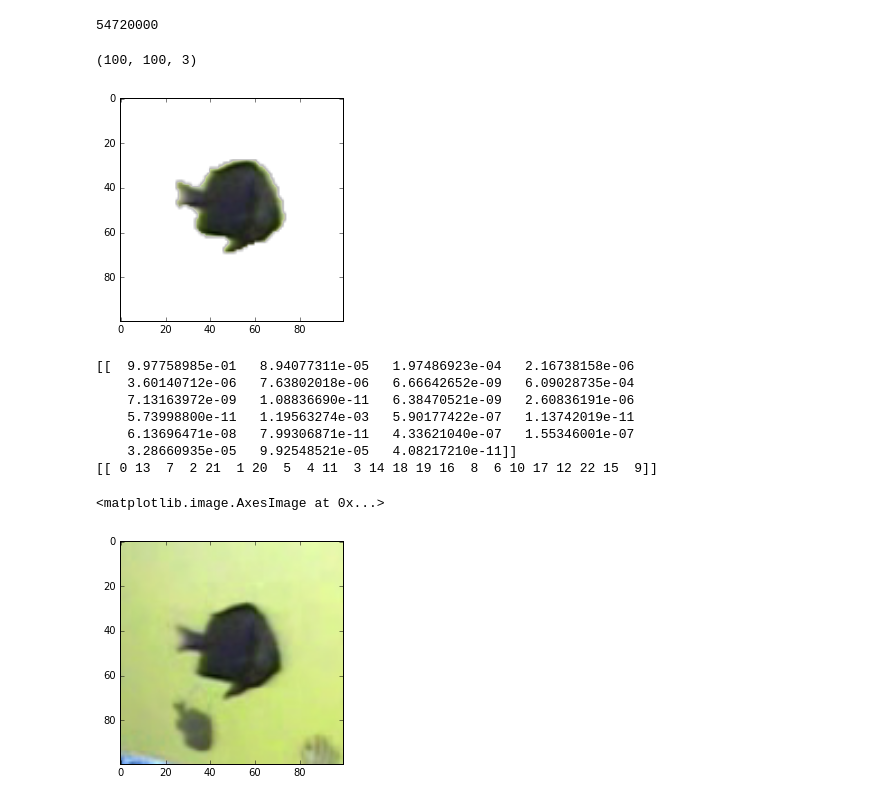
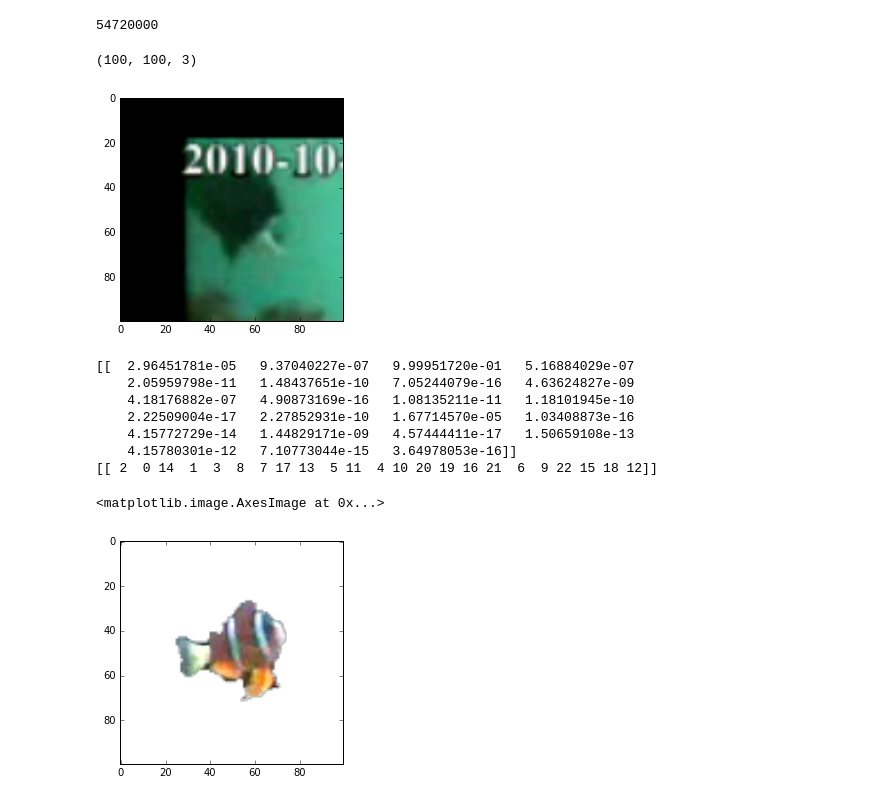
Before and after one commit to sushant-jain/fishesProject, a Jupyter notebook: FishCNN.ipynb, the cells around one changed output. Drawn from its saved outputs; the diff is of its cells as text; code cells hidden in the pictures.

```diff
--- a/FishCNN.ipynb
+++ b/FishCNN.ipynb
@@ -115,33 +115,33 @@ test_x.size
     snapshot_step=500, show_metric=True, run_id=MODEL_NAME)
 # %%
 #model.save(MODEL_NAME)
-# %%
-X[1,:,:,0:3].shape
-# %% [output]
-(100, 100, 3)
+# %%
+np.dstack(test_x[5,:,:,np.array([0,1,2])]).shape
+# %% [output]
+(100, 100, 3)
 # %%
 cv2.imshow('fish',X[1,:,:,1:4])
 # %%
 from matplotlib import pyplot as plt
 %matplotlib inline
 # %%
-n=117
+n=40
 
-plt.imshow(test_x[n,:,:,0:4])
+plt.imshow(np.dstack(test_x[n,:,:,np.array([2,1,0])]))
 plt.show()
 print model.predict([test_x[n]])
 print model.predict_label([test_x[n]])
 # %% [output]
-[figure, old version]
+[figure, new version]
-[[  9.97758985e-01   8.94077311e-05   1.97486923e-04   2.16738158e-06
-    3.60140712e-06   7.63802018e-06   6.66642652e-09   6.09028735e-04
-    7.13163972e-09   1.08836690e-11   6.38470521e-09   2.60836191e-06
-    5.73998800e-11   1.19563274e-03   5.90177422e-07   1.13742019e-11
-    6.13696471e-08   7.99306871e-11   4.33621040e-07   1.55346001e-07
-    3.28660935e-05   9.92548521e-05   4.08217210e-11]]
-[[ 0 13  7  2 21  1 20  5  4 11  3 14 18 19 16  8  6 10 17 12 22 15  9]]
+[[  2.96451781e-05   9.37040227e-07   9.99951720e-01   5.16884029e-07
+    2.05959798e-11   1.48437651e-10   7.05244079e-16   4.63624827e-09
+    4.18176882e-07   4.90873169e-16   1.08135211e-11   1.18101945e-10
+    2.22509004e-17   2.27852931e-10   1.67714570e-05   1.03408873e-16
+    4.15772729e-14   1.44829171e-09   4.57444411e-17   1.50659108e-13
+    4.15780301e-12   7.10773044e-15   3.64978053e-16]]
+[[ 2  0 14  1  3  8  7 17 13  5 11  4 10 20 19 16 21  6  9 22 15 18 12]]
 # %%
-plt.imshow(test_x[n,:,:,0:3])
+plt.imshow(np.dstack(test_x[n,:,:,np.array([2,1,0,3])]))
 # %% [output]
 <matplotlib.image.AxesImage at 0x...>
-[figure, old version]
+[figure, new version]
```
Also changed, not shown: parts of 2 cells of this notebook.
